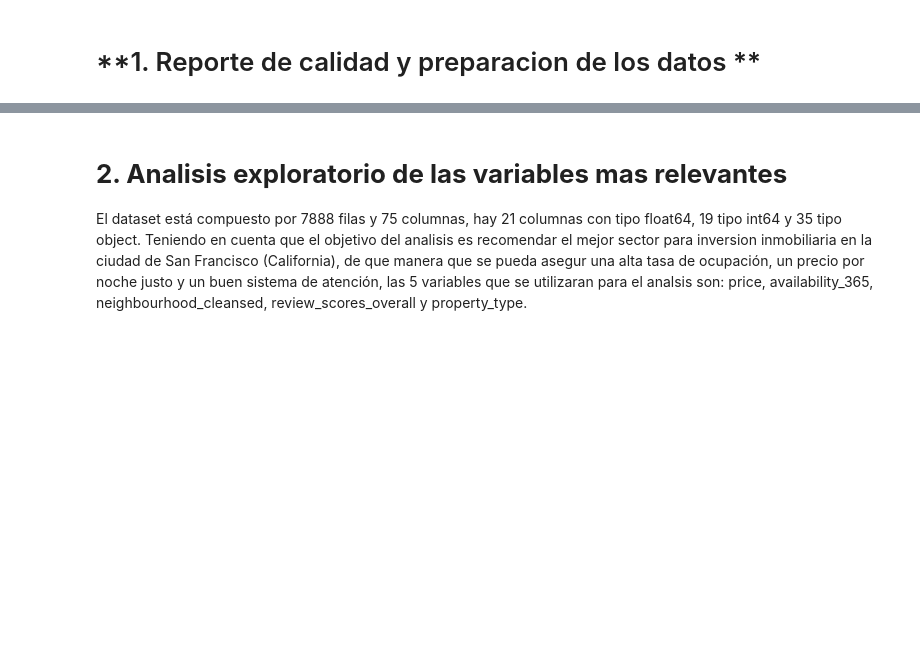
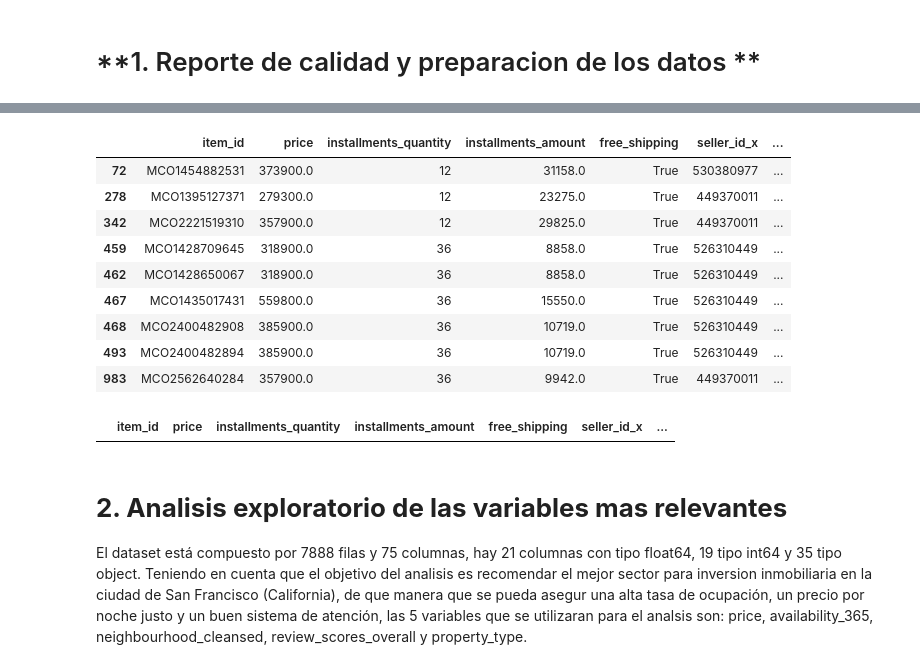
Before and after one commit to amrios80/eda-jobs, a Jupyter notebook: parcial1/parcial1.ipynb, the cells around one changed output, grey strips where cells are left out. Saved outputs shown, nothing was run; the diff lists cells and outputs as text; code cells hidden in the pictures; blank space fills up the shorter version.

```diff
--- a/parcial1/parcial1.ipynb
+++ b/parcial1/parcial1.ipynb
@@ -126,5 +95,12 @@ items_df[:3]
 # %%
-sellers_df[:5]
+#search_df["attributes"][:3].to_csv("salida")
+print("sellers:", sellers_df.shape)
+sellers_df["address_state"]= sellers_df['address'].apply(lambda x: x['state'])
+sellers_df["seller_reputation_level_id"]= sellers_df['seller_reputation'].apply(lambda x: x['level_id'])
+cols=["id","address_state","seller_reputation_level_id"]
+part2_sellers=sellers_df[cols]
+part2_sellers.columns=["seller_id","address_state","seller_reputation_level_id"]
+
 #seller_reputation
 #id
 #address : state:'CO-DC'
@@ -137,0 +130,3 @@ sellers_df[:5]
+# %%
+total=part1_search.merge(part2_sellers, on="seller_id", how="left")
+total=total.merge(part3_items, on="item_id", how="left")
@@ -137,0 +151,28 @@ sellers_df[:5]
+# %%
+selected=total[ total["price"]<=1200000]
+print("price:",selected.shape)
+selected=selected[ selected["accepts_mercadopago"]==True]
+print("mercadopago:",selected.shape)
+selected=selected[ selected["installments_quantity"]>0]
+print("installments_quantity:",selected.shape)
+selected=selected[ selected["seller_reputation_level_id"]=="5_green"]
+print("reputation:",selected.shape)
+selected=selected[ selected["official_store_id"].notna()]
+print("official_store:",selected.shape)
+selected=selected[ selected["warranty"].notna()]
+print("warranty:",selected.shape)
+selected=selected[ selected["address_state"]=="CO-DC"]
+print("address_state:",selected.shape)
+selected=selected[ selected["condition"]=="new"]
+print("condition:",selected.shape)
+selected=selected[ selected["free_shipping"]==True]
+print("free_shipping:",selected.shape)
+#-precio <= 1200000 (items price)
+#-preferible a cuotas (non_mercado_pago_payment_methods)
+#-marca, color, tamano de pantalla ideal para mama.
+#-preferible tienda oficial (official_store_id)
+#-garantia >= 6 meses (items warranty)
+#-envio gratis. (shipping)
+
+#-alrededores de bogota. (seller address)
+#-vendedor con buena reputacion.  (seller reputation)
@@ -138,3 +189,20 @@ sellers_df[:5]
+# %%
+selected
+# %% [output]
+|  | item_id | price | installments_quantity | installments_amount | free_shipping | seller_id_x | ... |
+| 72 | MCO1454882531 | 373900.0 | 12 | 31158.0 | True | 530380977 | ... |
+| 278 | MCO1395127371 | 279300.0 | 12 | 23275.0 | True | 449370011 | ... |
+| 342 | MCO2221519310 | 357900.0 | 12 | 29825.0 | True | 449370011 | ... |
+| 459 | MCO1428709645 | 318900.0 | 36 | 8858.0 | True | 526310449 | ... |
+| 462 | MCO1428650067 | 318900.0 | 36 | 8858.0 | True | 526310449 | ... |
+| 467 | MCO1435017431 | 559800.0 | 36 | 15550.0 | True | 526310449 | ... |
+| 468 | MCO2400482908 | 385900.0 | 36 | 10719.0 | True | 526310449 | ... |
+| 493 | MCO2400482894 | 385900.0 | 36 | 10719.0 | True | 526310449 | ... |
+| 983 | MCO2562640284 | 357900.0 | 36 | 9942.0 | True | 449370011 | ... |
+# %%
+selected
+# %% [output]
+|  | item_id | price | installments_quantity | installments_amount | free_shipping | seller_id_x | ... |
 # %% [markdown]
 # **2. Analisis exploratorio de las variables mas relevantes**
 
```
Also changed, not shown: parts of 12 cells of this notebook.
